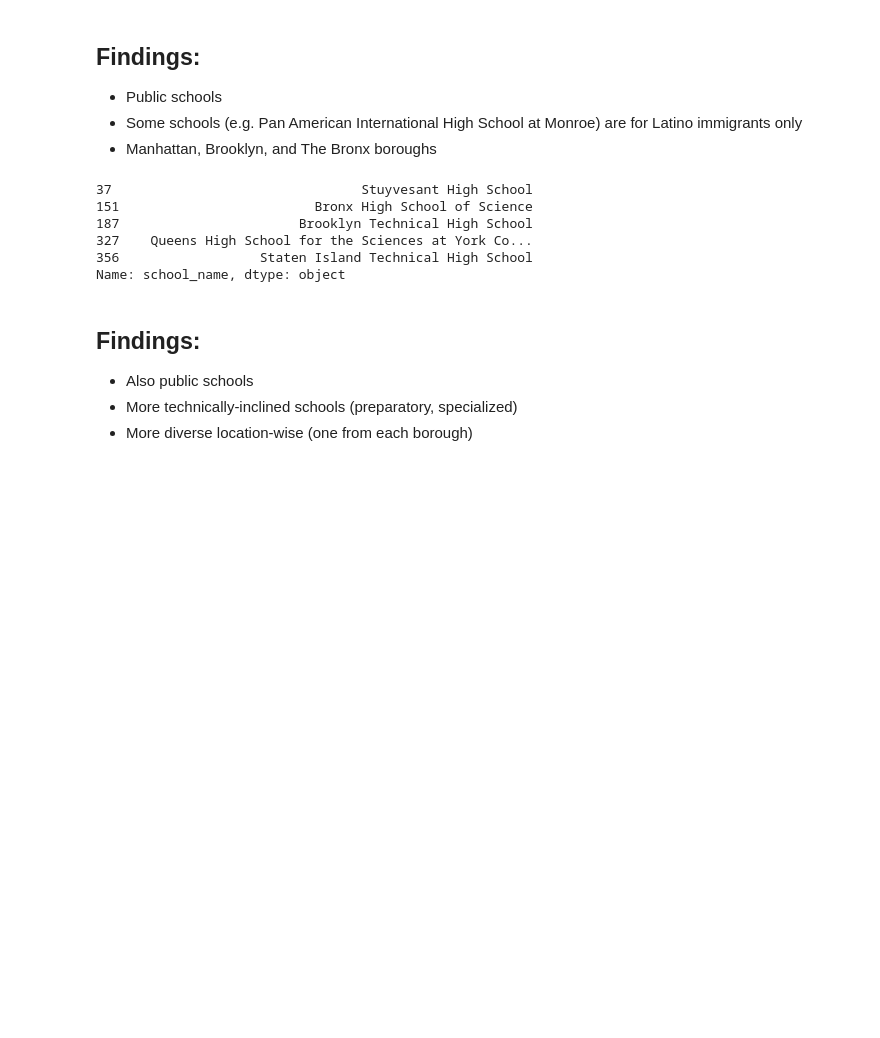
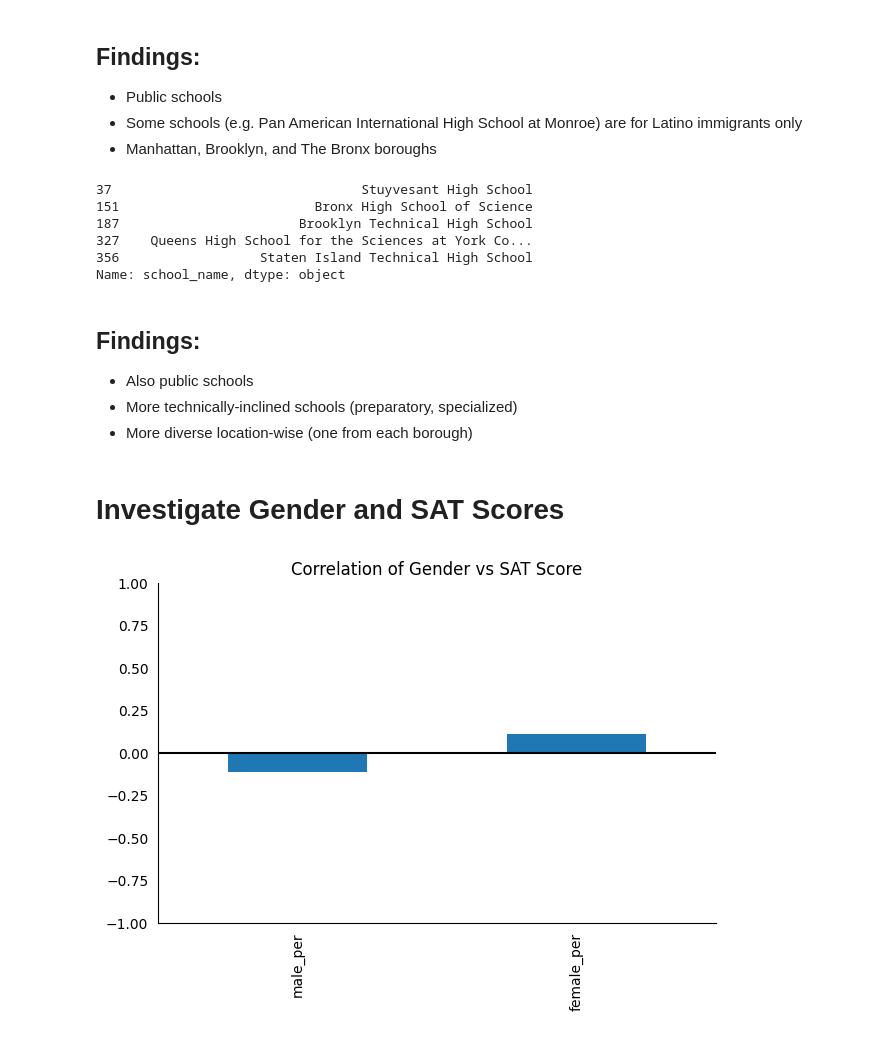
Before and after one commit to jastro-dev/dq-nyc-high-school-analysis, a Jupyter notebook: main_notebook.ipynb, the cells around one changed output. Saved outputs shown, nothing was run; the diff lists cells and outputs as text; code cells hidden in the pictures; blank space fills up the shorter version.

Commit message:
add gender vs sat score investigation

```diff
--- a/main_notebook.ipynb
+++ b/main_notebook.ipynb
@@ -332,3 +332,24 @@ Name: school_name, dtype: object
 - Also public schools
 - More technically-inclined schools (preparatory, specialized)
 - More diverse location-wise (one from each borough)
+# %% [markdown]
+# Investigate Gender and SAT Scores
+# %%
+# Correlations between `sat_score` and `male_per`/`female_per`
+gender_corr = combined.corr(numeric_only=True)['sat_score'][['male_per', 'female_per']].plot.bar()
+
+plt.title('Correlation of Gender vs SAT Score')
+
+plt.ylim(-1, 1)
+
+plt.tick_params(left=False, bottom=False)
+
+plt.axhline(0, color='black')
+
+plt.tight_layout()
+sns.despine()
+
+plt.savefig('visualizations/gender_vs_sat.png')
+plt.show()
+# %% [output]
+[figure, added]
```
Also changed, not shown: parts of 1 cell of this notebook, 1 other file.
